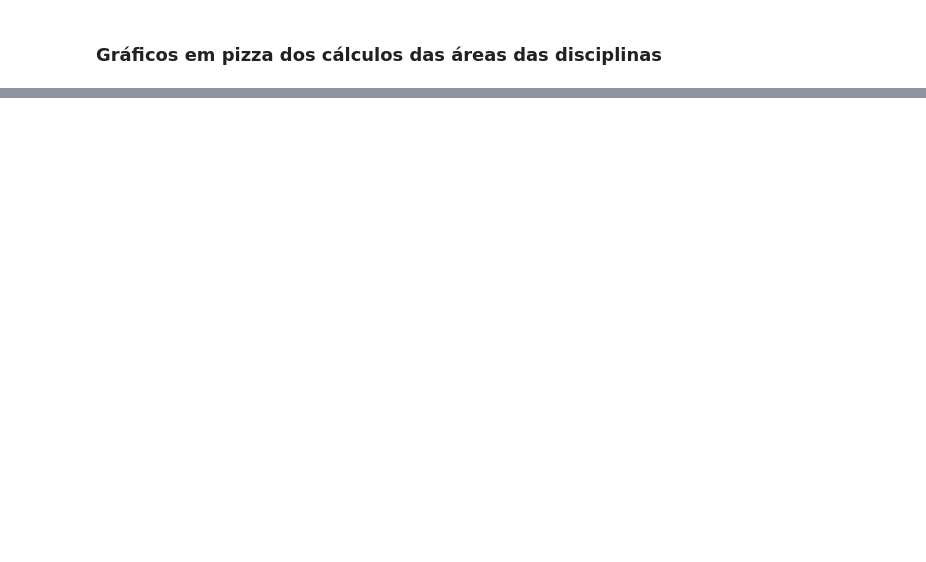
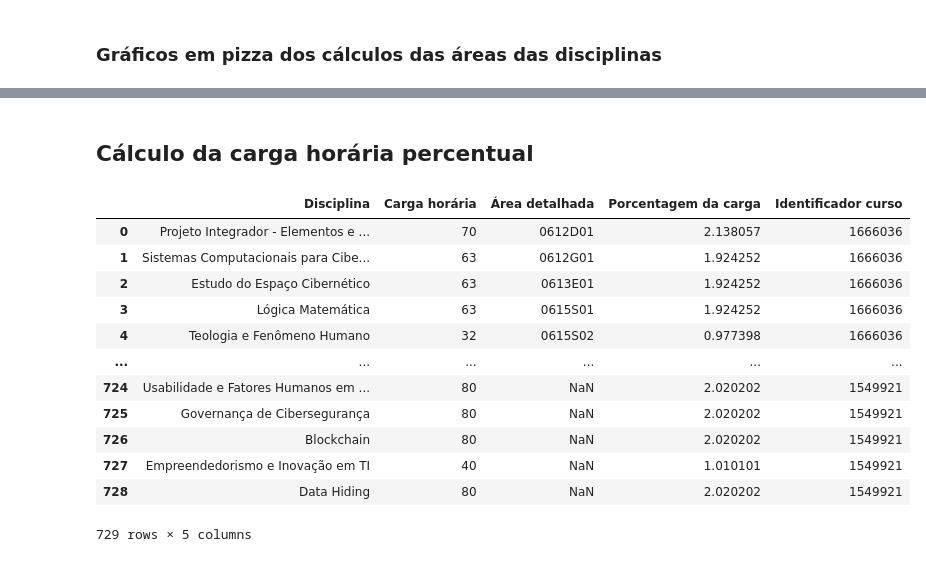
Before and after one commit to cetoli/spike, a Jupyter notebook: src/ipnb/revisão_curricular.ipynb, the cells around one changed output, grey strips where cells are left out. Cells and saved outputs as stored; diff of their text form; code cells hidden in the pictures; blank space fills up the shorter version.

```diff
--- a/src/ipnb/revisão_curricular.ipynb
+++ b/src/ipnb/revisão_curricular.ipynb
@@ -168,0 +169,27 @@ plt.show()
+# %% [markdown]
+## Cálculo da carga horária percentual
+# %%
+di = df["nome_disciplina horas ch curso_id".split()].copy()
+di['area'] = ds["tag"].astype(str)
+da = di["nome_disciplina horas area ch curso_id".split()].copy()
+renames = {k: v for k, v in zip("nome_disciplina horas area ch curso_id".split(), "Disciplina,Carga horária,Área detalhada,Porcentagem da carga,Identificador curso".split(","))}
+da = da.rename(renames, axis=1)
+import csv
+sai = Path(here).parent.parent / "src" / "data" / 'relatorio_apoio.csv'
+da.to_csv(sai, encoding='utf-8', index=False, quoting=csv.QUOTE_NONNUMERIC, quotechar='"')
+
+da
+# %% [output]
+|  | Disciplina | Carga horária | Área detalhada | Porcentagem da carga | Identificador curso |
+| 0 | Projeto Integrador - Elementos e ... | 70 | 0612D01 | 2.138057 | 1666036 |
+| 1 | Sistemas Computacionais para Cibe... | 63 | 0612G01 | 1.924252 | 1666036 |
+| 2 | Estudo do Espaço Cibernético | 63 | 0613E01 | 1.924252 | 1666036 |
+| 3 | Lógica Matemática | 63 | 0615S01 | 1.924252 | 1666036 |
+| 4 | Teologia e Fenômeno Humano | 32 | 0615S02 | 0.977398 | 1666036 |
+| ... | ... | ... | ... | ... | ... |
+| 724 | Usabilidade e Fatores Humanos em ... | 80 | NaN | 2.020202 | 1549921 |
+| 725 | Governança de Cibersegurança | 80 | NaN | 2.020202 | 1549921 |
+| 726 | Blockchain | 80 | NaN | 2.020202 | 1549921 |
+| 727 | Empreendedorismo e Inovação em TI | 40 | NaN | 1.010101 | 1549921 |
+| 728 | Data Hiding | 80 | NaN | 2.020202 | 1549921 |
+729 rows × 5 columns
```
Also changed, not shown: parts of 10 cells of this notebook.
